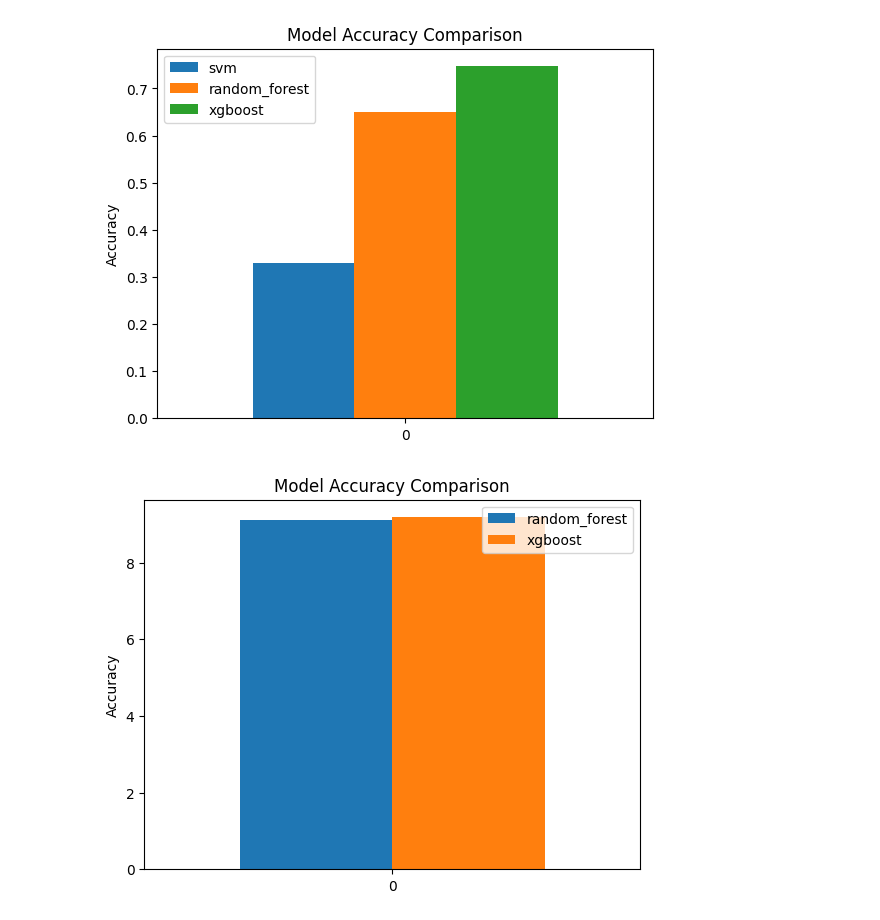
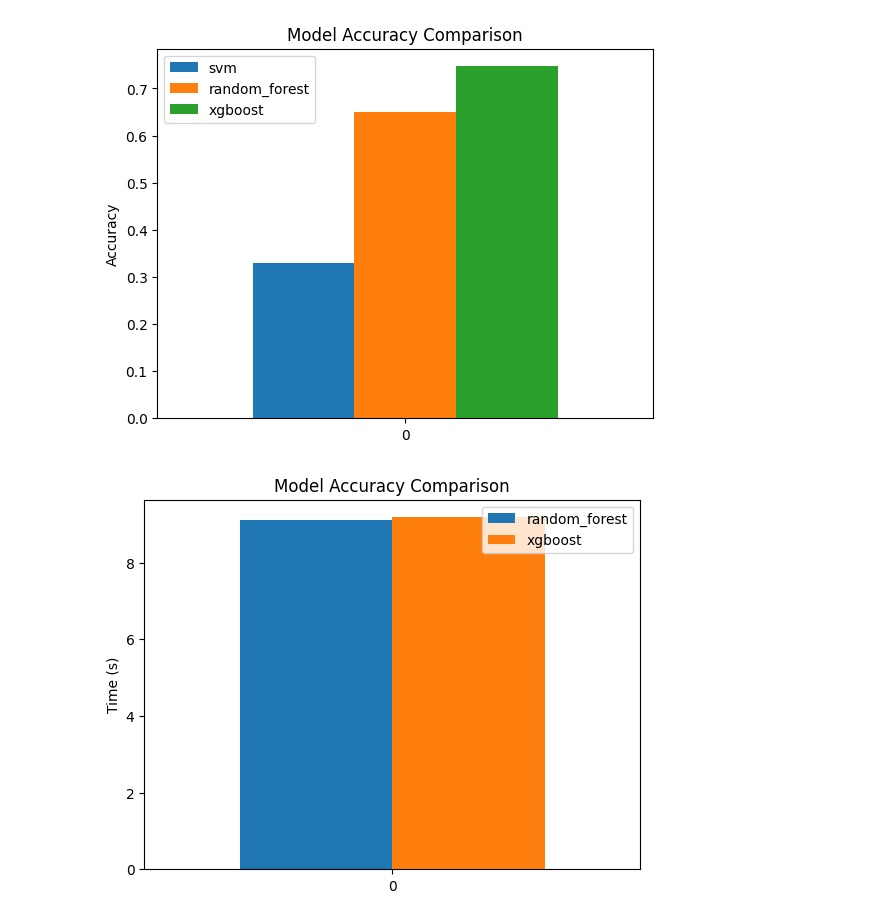
Before and after one commit to alecacerestel/Supervised_Challenge, a Jupyter notebook: notebooks/2_Genre_Original.ipynb, the cells around one changed output. Saved outputs shown, nothing was run; the diff lists cells and outputs as text; code cells hidden in the pictures.

```diff
--- a/notebooks/2_Genre_Original.ipynb
+++ b/notebooks/2_Genre_Original.ipynb
@@ -448,9 +448,9 @@ plt.show()
 # %%
 pd.DataFrame({
     "random_forest": [rf_mean_fit_time],
     "xgboost": [xgb_mean_fit_time],
 }).plot(kind='bar', rot=0, title="Model Accuracy Comparison", width=0.8)
-plt.ylabel("Accuracy")
+plt.ylabel("Time (s)")
 plt.show()
 # %% [output]
-[figure, old version]
+[figure, new version]
```
